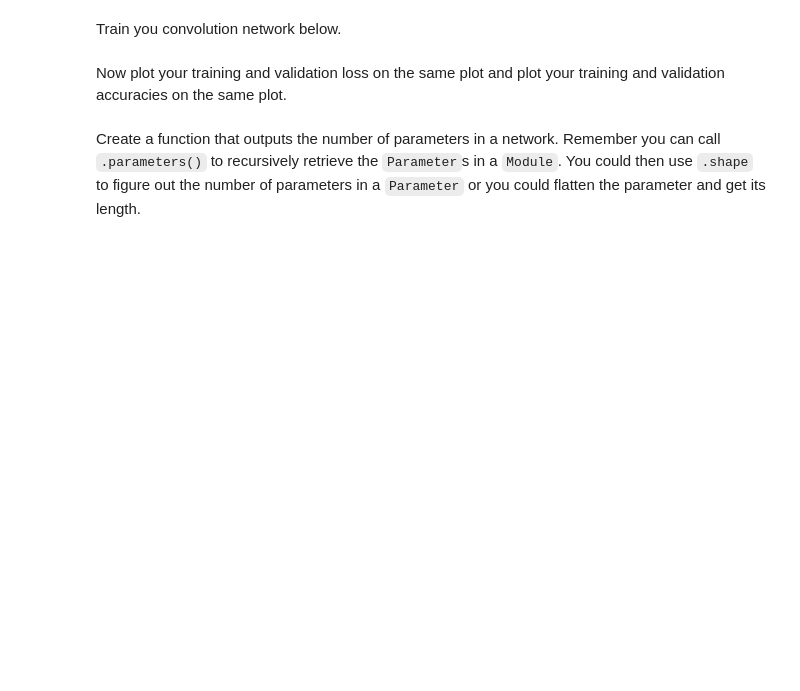
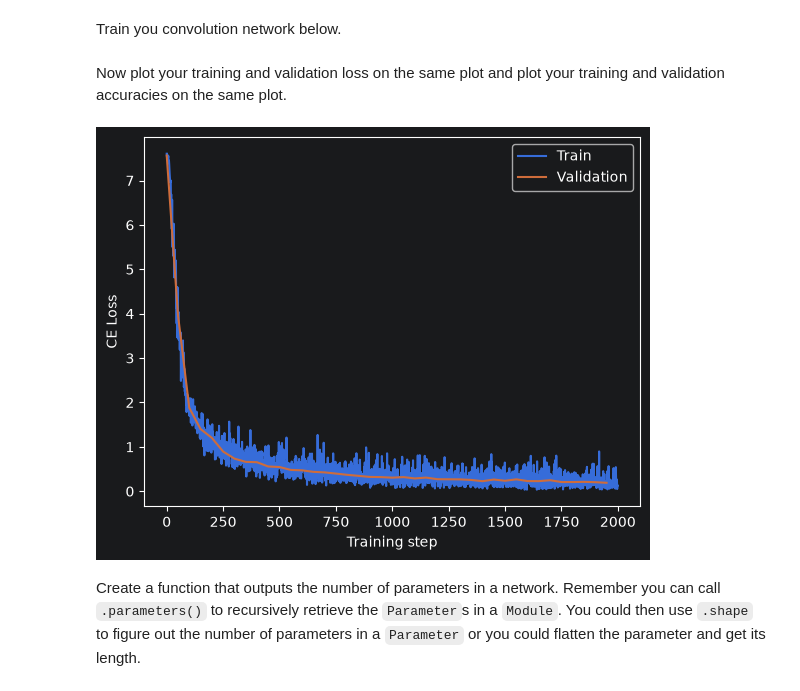
Before and after one commit to connorharv/byu-cs474, a Jupyter notebook: lab3_cross_entropy_convnets.ipynb, the cells around one changed output. Drawn from its saved outputs; the diff is of its cells as text; code cells hidden in the pictures; blank space fills up the shorter version.

```diff
--- a/lab3_cross_entropy_convnets.ipynb
+++ b/lab3_cross_entropy_convnets.ipynb
@@ -499,10 +565,3 @@ You should flatten the image (you can use `.view()`, `torch.flatten()`, or `nn.F
 2. Linear Layer 2 should map its vector to logits.
 
 Do not forget to add nonlinearities between the layers (do not add them to the last layer).
-# %%
-class ConvNet(nn.Module):
-    def __init__(self, ):
-        pass
-
-    def forward(self, x):
-        pass
@@ -510,15 +611,33 @@ class ConvNet(nn.Module):
 Train you convolution network below.
 # %%
 # TODO: Set seed for reproducibility
+torch.manual_seed(0)
 
 # TODO: Initalize your ConvNet, called 'conv_net'
-conv_net = None
+x, y = next(iter(train_loader))
+in_channels = x.shape[1]
+out_features = len(get_dataset_classes(train_loader))
+conv_net = ConvNet(input_feature_size=in_channels, output_feature_size=out_features)
 
 # TODO: Create an Adam optimizer (lr=.001 works well)
+adam = torch.optim.Adam(conv_net.parameters(), lr=0.001)
 
 # TODO: Train your ConvNet for 2000 steps and set log_val_interval=50
+train_losses, train_accuracies, val_losses, val_accuracies = train(conv_net, train_loader, val_loader, adam, n_optimization_steps=2000, log_val_interval=50)
 # %% [markdown]
 Now plot your training and validation loss on the same plot and plot your training and validation accuracies on the same plot.
+# %%
+train_steps = torch.arange(len(train_losses))
+val_steps = torch.arange(0, len(train_losses), 50)
+
+plt.plot(train_steps, train_losses)
+plt.plot(val_steps, val_losses)
+plt.xlabel('Training step')
+plt.ylabel('CE Loss')
+plt.legend(['Train', 'Validation'])
+plt.show()
+# %% [output]
+[figure, added]
 # %% [markdown]
 Create a function that outputs the number of parameters in a network.
 Remember you can call `.parameters()` to recursively retrieve the `Parameter`s in a `Module`.
```
Also changed, not shown: parts of 18 cells of this notebook.
